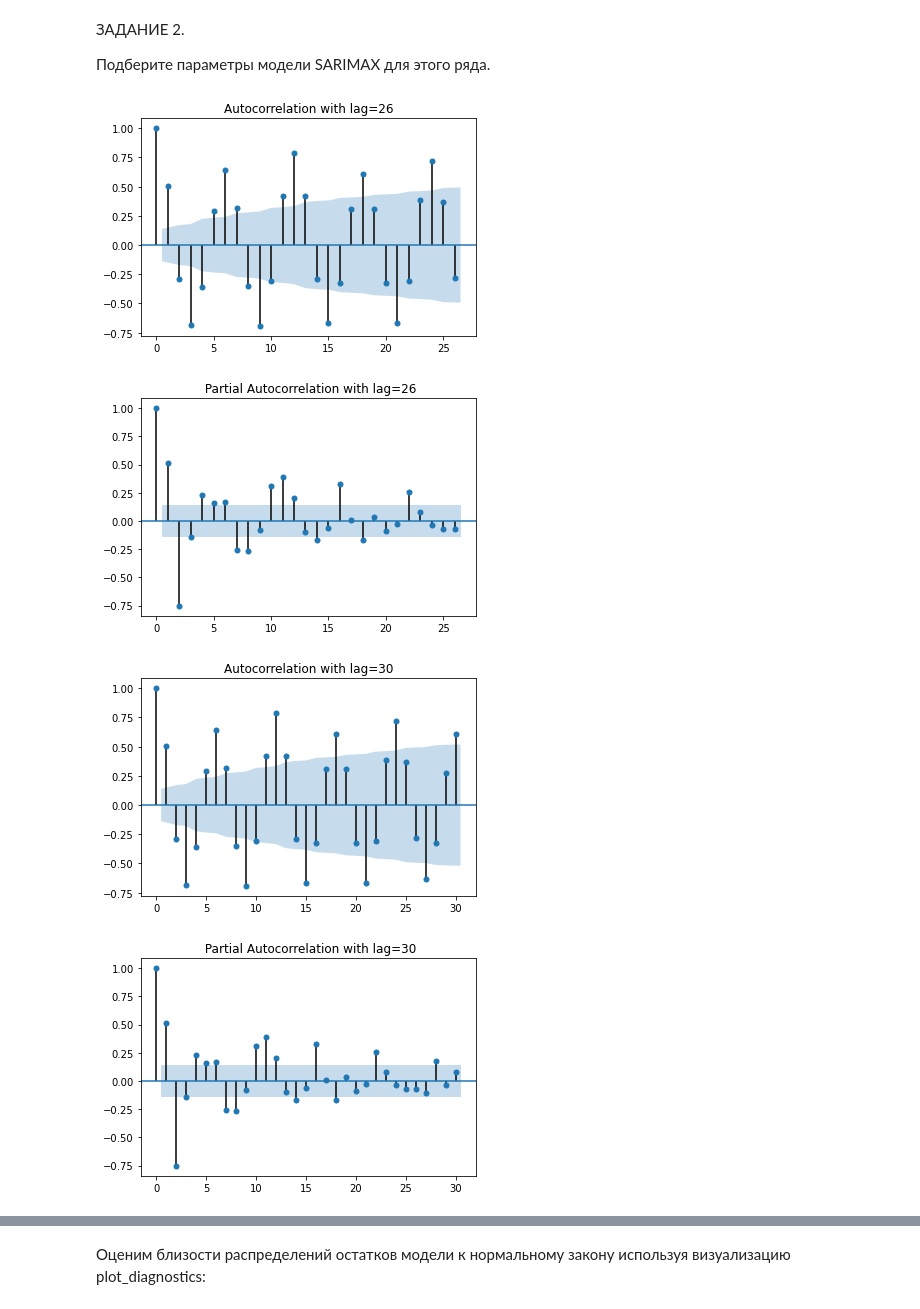
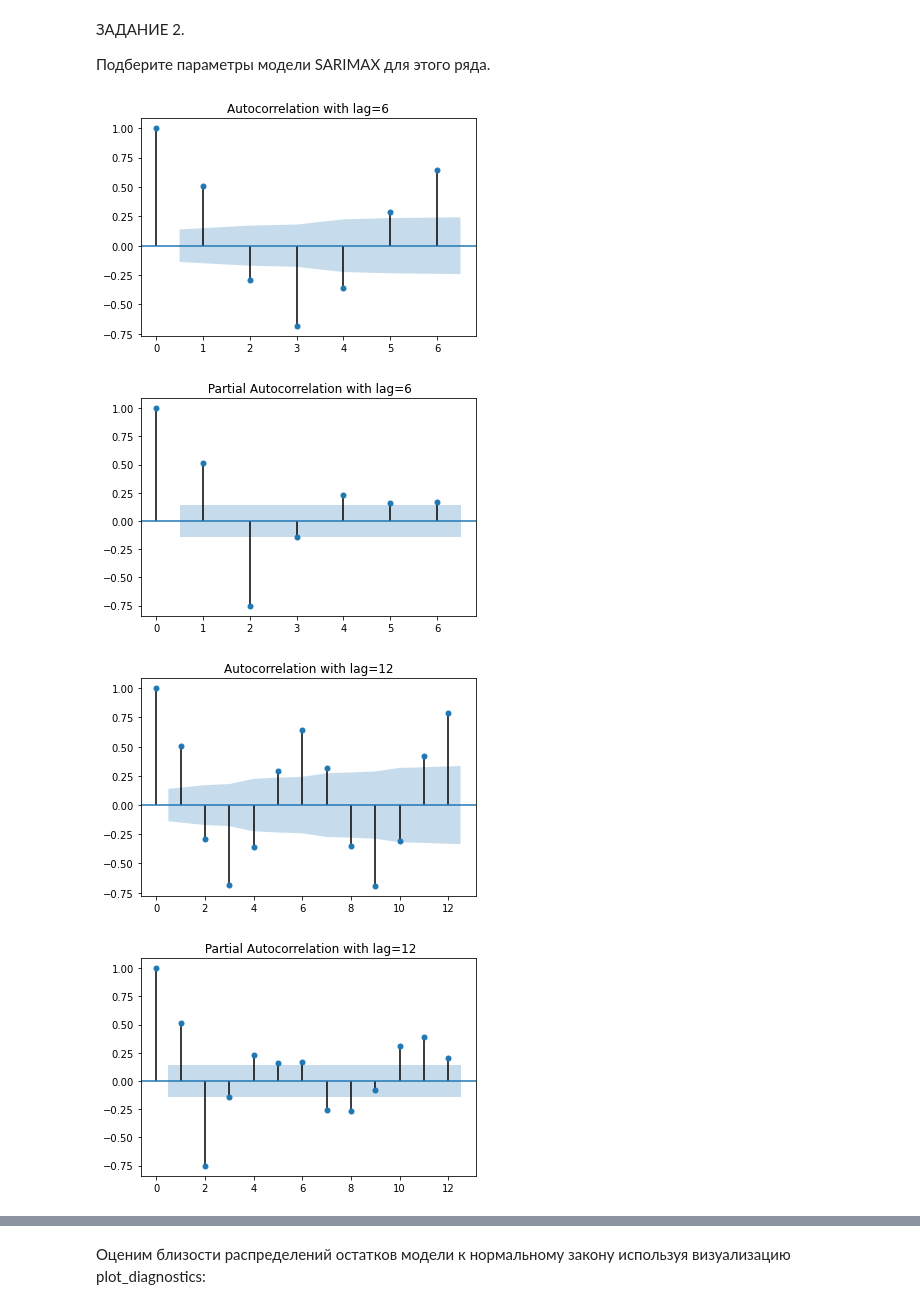
Before and after one commit to AndreyU123/Machine_Learning_in_Business, a Jupyter notebook: Lesson3/Ukladnikov_Andrey_Lesson3.ipynb, the cells around one changed output, grey strips where cells are left out. Saved outputs shown, nothing was run; the diff lists cells and outputs as text; code cells hidden in the pictures.

```diff
--- a/Lesson3/Ukladnikov_Andrey_Lesson3.ipynb
+++ b/Lesson3/Ukladnikov_Andrey_Lesson3.ipynb
@@ -58,17 +58,17 @@ import statsmodels.api as sm
 from statsmodels.tsa.arima_model import ARIMA
 from random import random
 # %%
-lags_arr=[26,30,36,40,50]
+lags_arr=[6,12,24,36]
 
 for lags_item in lags_arr:
     sm.graphics.tsa.plot_acf(data_m['PJME_MW'].values, lags=lags_item)
     plt.title(f'Autocorrelation with lag={lags_item}')
     plt.show()
     sm.graphics.tsa.plot_pacf(data_m['PJME_MW'].values, lags=lags_item)
     plt.title(f' Partial Autocorrelation with lag={lags_item}')
     plt.show()
 # %% [output]
-[figure, old version]
+[figure, new version]
-[figure, old version]
+[figure, new version]
-[figure, old version]
+[figure, new version]
-[figure, old version]
+[figure, new version]
```
Also changed, not shown: parts of 37 cells of this notebook.
